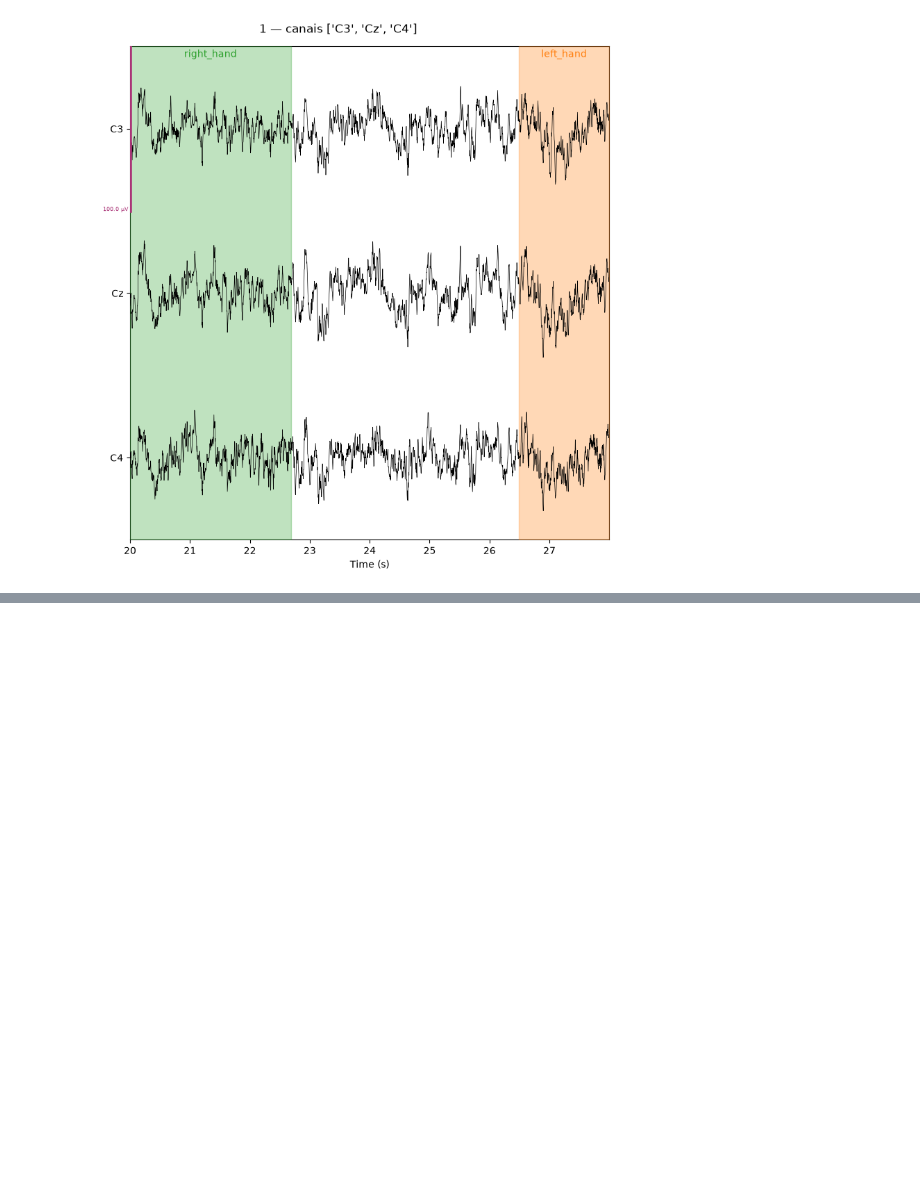
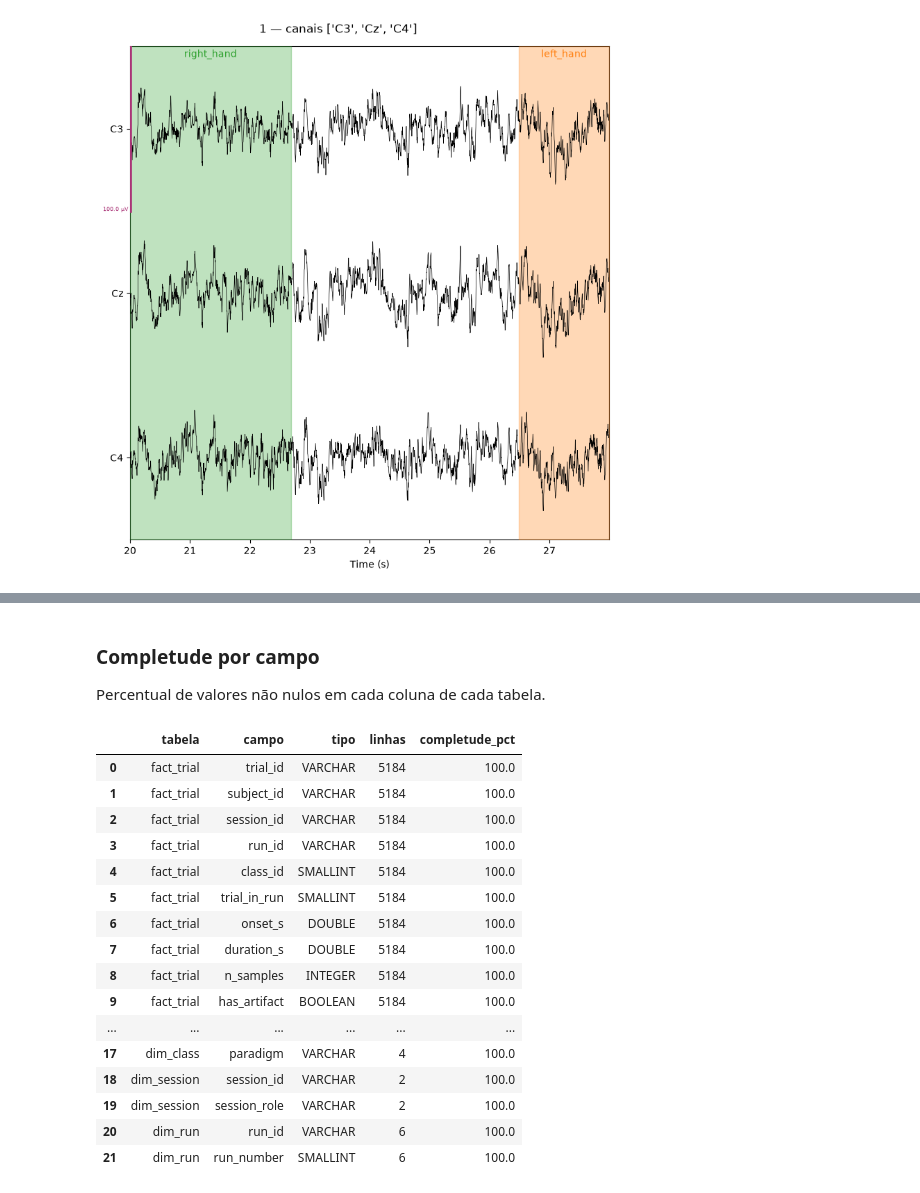
Before and after one commit to kafb04/data-engineering-multimodal-ai, a Jupyter notebook: notebooks/01_dados_2a.ipynb, the cells around one changed output, grey strips where cells are left out. Drawn from its saved outputs; the diff is of its cells as text; code cells hidden in the pictures; blank space fills up the shorter version.

```diff
--- a/notebooks/01_eda_bci_iv_2a.ipynb
+++ b/notebooks/01_dados_2a.ipynb
@@ -23,0 +13,34 @@ SAMPLE_SUBJECTS = [1, 2, 3]  # amostra da EDA
+# %%
+import sys
+from pathlib import Path
+
+import duckdb
+import matplotlib.pyplot as plt
+import mne
+import numpy as np
+import pandas as pd
+from braindecode.datasets import MOABBDataset
+from braindecode.preprocessing import create_windows_from_events
+
+sys.path.insert(0, "..")
+mne.set_log_level("WARNING")
+plt.rcParams["figure.figsize"] = (9, 3.5)
+PALETTE = ["#ec4899", "#8a6fa8", "#f97316", "#22a39f"]
+
+DATASET_NAME = "BNCI2014_001"  # BCI Competition IV 2a
+SAMPLE_SUBJECTS = [1, 2, 3]  # amostra da exploração
+
+# camada analítica: gera as tabelas com src.ingest se ainda não existirem
+data_dir = Path("..") / "data" / "processed"
+if not (data_dir / "fact_trial.parquet").exists():
+    from src.ingest import ingest
+    ingest(output_dir=data_dir)
+
+con = duckdb.connect()
+tables = ["fact_trial", "dim_subject", "dim_class", "dim_session", "dim_run"]
+for table in tables:
+    con.sql(f"CREATE VIEW {table} AS SELECT * FROM '{data_dir.as_posix()}/{table}.parquet'")
+fact = f"'{data_dir.as_posix()}/fact_trial.parquet'"
+dim_class = f"'{data_dir.as_posix()}/dim_class.parquet'"
+dim_session = f"'{data_dir.as_posix()}/dim_session.parquet'"
+dim_subject = f"'{data_dir.as_posix()}/dim_subject.parquet'"
@@ -143,0 +329,29 @@ plt.show()
+# %% [markdown]
+### Completude por campo
+
+Percentual de valores não nulos em cada coluna de cada tabela.
+# %%
+con.sql(" UNION ALL ".join(
+    f"""SELECT '{table}' AS tabela, column_name AS campo, column_type AS tipo,
+               count AS linhas, 100 - null_percentage AS completude_pct
+        FROM (SUMMARIZE {table})"""
+    for table in tables
+)).df()
+# %% [output]
+|  | tabela | campo | tipo | linhas | completude_pct |
+| 0 | fact_trial | trial_id | VARCHAR | 5184 | 100.0 |
+| 1 | fact_trial | subject_id | VARCHAR | 5184 | 100.0 |
+| 2 | fact_trial | session_id | VARCHAR | 5184 | 100.0 |
+| 3 | fact_trial | run_id | VARCHAR | 5184 | 100.0 |
+| 4 | fact_trial | class_id | SMALLINT | 5184 | 100.0 |
+| 5 | fact_trial | trial_in_run | SMALLINT | 5184 | 100.0 |
+| 6 | fact_trial | onset_s | DOUBLE | 5184 | 100.0 |
+| 7 | fact_trial | duration_s | DOUBLE | 5184 | 100.0 |
+| 8 | fact_trial | n_samples | INTEGER | 5184 | 100.0 |
+| 9 | fact_trial | has_artifact | BOOLEAN | 5184 | 100.0 |
+| ... | ... | ... | ... | ... | ... |
+| 17 | dim_class | paradigm | VARCHAR | 4 | 100.0 |
+| 18 | dim_session | session_id | VARCHAR | 2 | 100.0 |
+| 19 | dim_session | session_role | VARCHAR | 2 | 100.0 |
+| 20 | dim_run | run_id | VARCHAR | 6 | 100.0 |
+| 21 | dim_run | run_number | SMALLINT | 6 | 100.0 |
```
Also changed, not shown: parts of 27 cells of this notebook, 21 other files.
